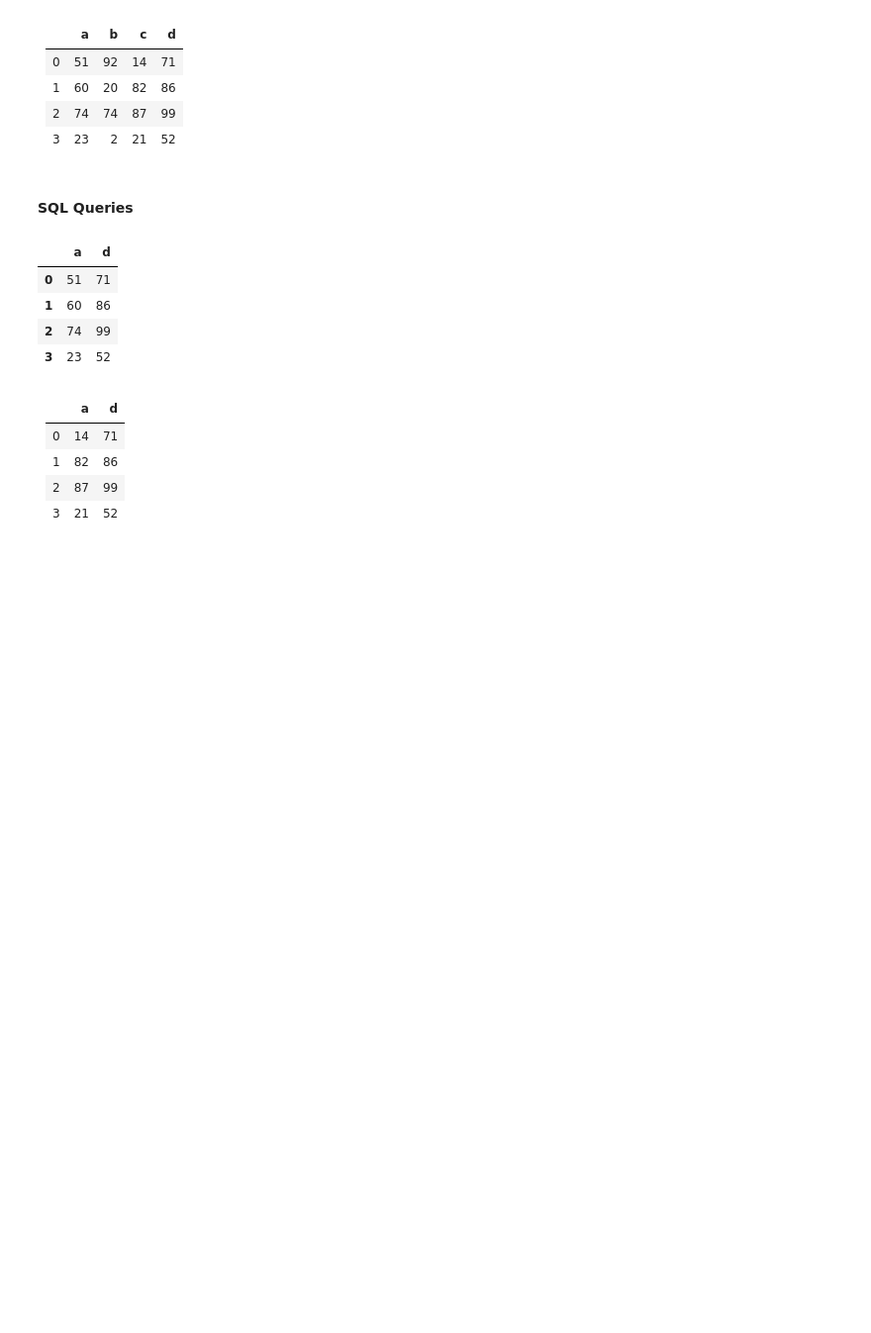
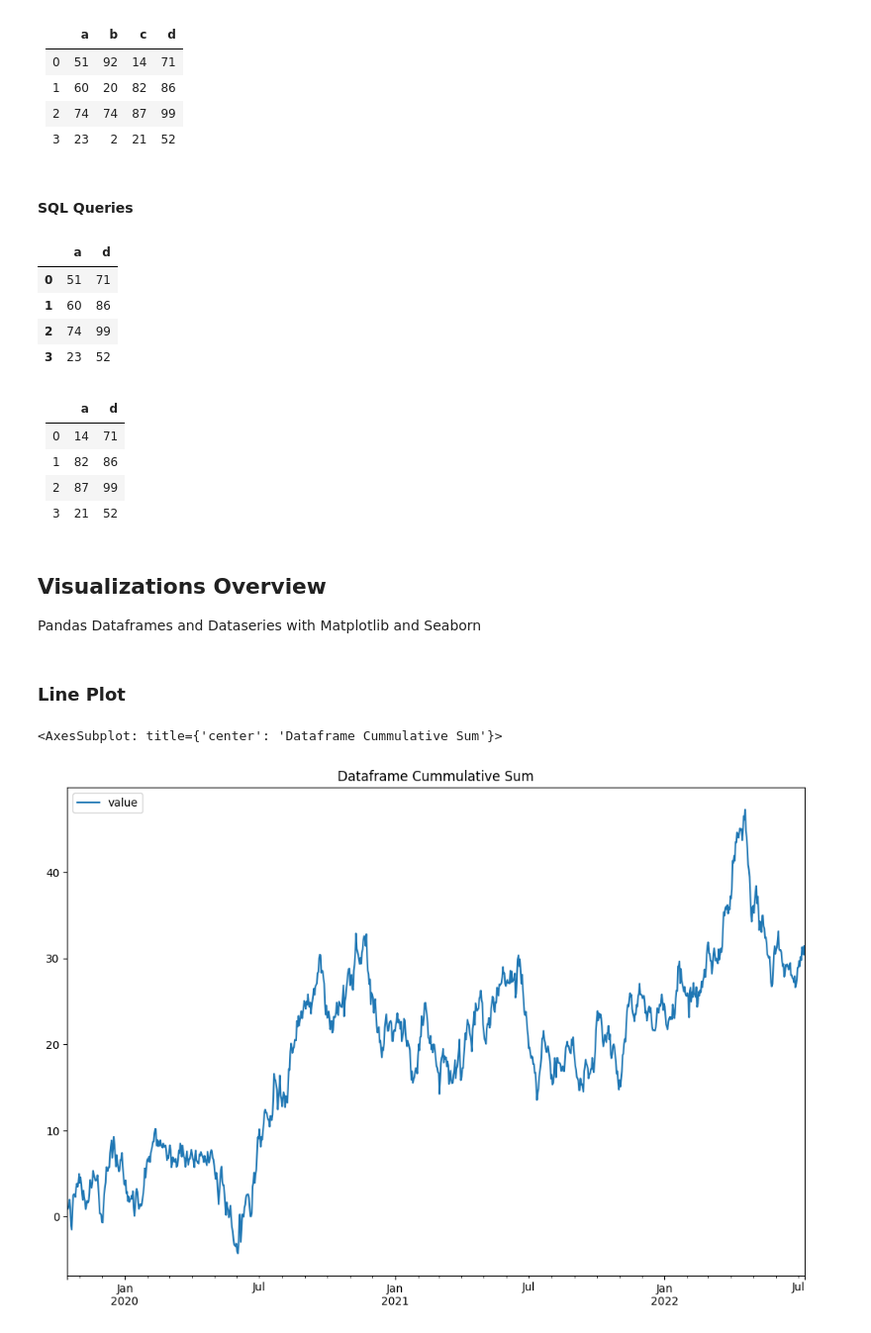
Before and after one commit to mpolinowski/python-pandas-2023, a Jupyter notebook: pandas_cheat_sheet.ipynb, the cells around one changed output. Shown at 99% size. Saved outputs shown, nothing was run; the diff lists cells and outputs as text; code cells hidden in the pictures; blank space fills up the shorter version.

Commit message:
visualizations overview added

```diff
--- a/pandas_cheat_sheet.ipynb
+++ b/pandas_cheat_sheet.ipynb
@@ -3131,3 +3134,7 @@ sql_df
 | 1 | 82 | 86 |
 | 2 | 87 | 99 |
 | 3 | 21 | 52 |
+# %% [markdown]
+## Visualizations Overview
+
+Pandas Dataframes and Dataseries with Matplotlib and Seaborn
@@ -3133,0 +3143,25 @@ sql_df
+# %%
+date_values_df = pd.DataFrame(
+    randn(1000),
+    index = pd.date_range(
+        '2019-10-15',
+        periods=1000
+    ),
+    columns=['value']
+)
+
+timeseries = pd.Series(
+    randn(1000),
+    index = pd.date_range(
+        '2019-10-15',
+        periods=1000
+    )
+)
+# %% [markdown]
+### Line Plot
+# %%
+date_values_df['value'] = date_values_df['value'].cumsum()
+date_values_df.plot(title='Dataframe Cummulative Sum', figsize=(12,8))
+# %% [output]
+<AxesSubplot: title={'center': 'Dataframe Cummulative Sum'}>
+[figure, added]
```
Also changed, not shown: parts of 72 cells of this notebook, 25 other files.
